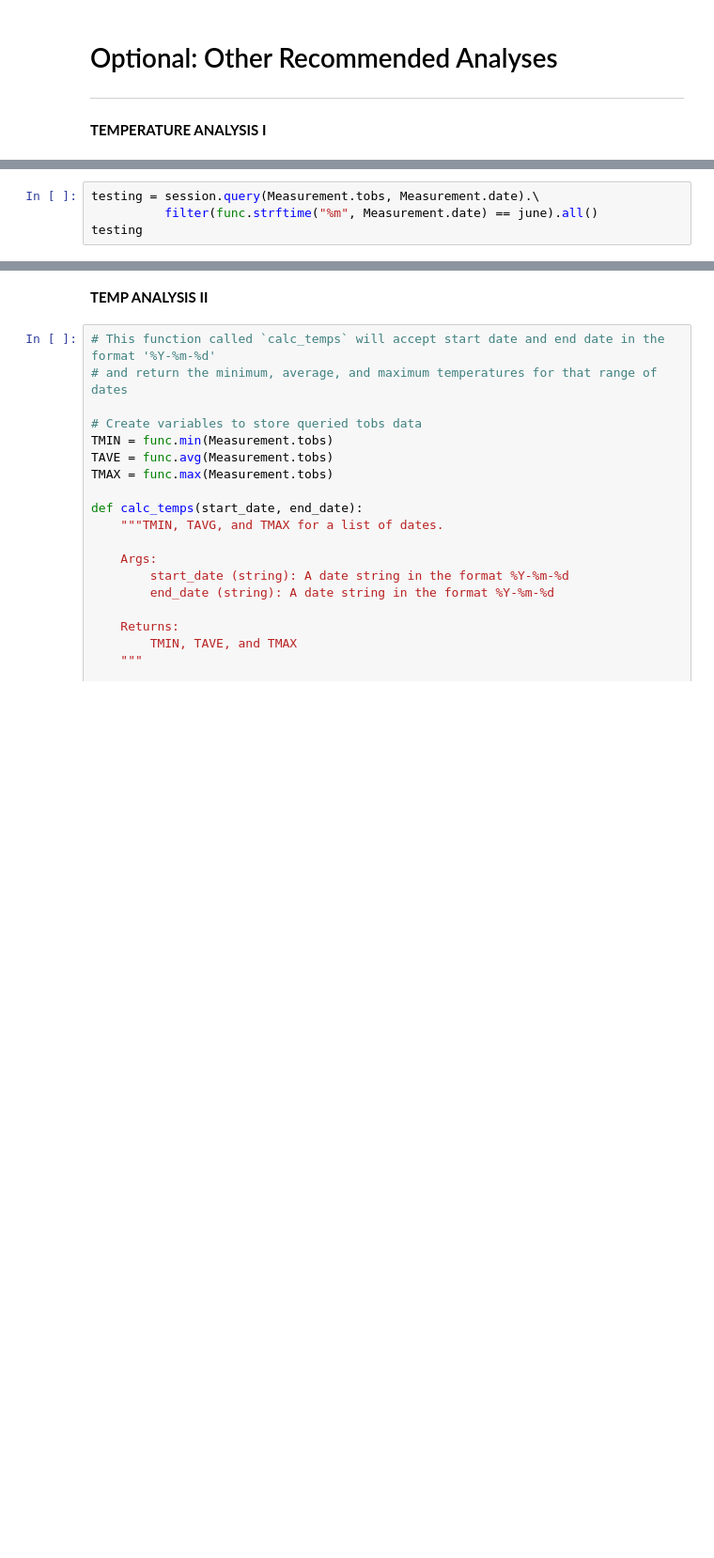
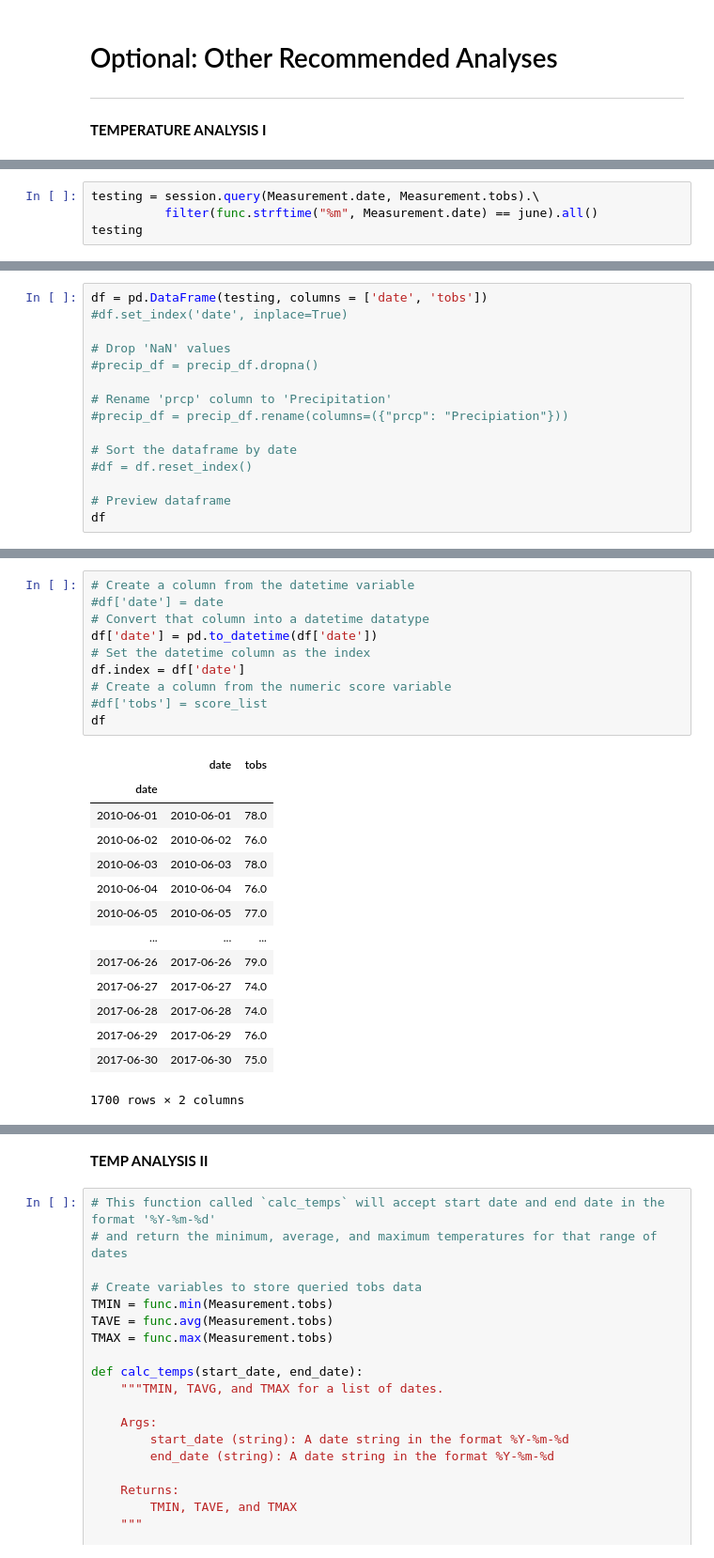
Before and after one commit to VallieTracy/sqlalchemy-challenge, a Jupyter notebook: main.ipynb, the cells around one changed output, grey strips where cells are left out. Shown at 94% size. Saved outputs shown, nothing was run; the diff lists cells and outputs as text; blank space fills up the shorter version.

```diff
--- a/main.ipynb
+++ b/main.ipynb
@@ -309,4 +301,4 @@ all_june
 # %%
-testing = session.query(Measurement.tobs, Measurement.date).\
+testing = session.query(Measurement.date, Measurement.tobs).\
           filter(func.strftime("%m", Measurement.date) == june).all()
 testing
@@ -312,0 +323,15 @@ testing
+# %%
+df = pd.DataFrame(testing, columns = ['date', 'tobs'])
+#df.set_index('date', inplace=True)
+
+# Drop 'NaN' values
+#precip_df = precip_df.dropna()
+
+# Rename 'prcp' column to 'Precipitation'
+#precip_df = precip_df.rename(columns=({"prcp": "Precipiation"}))
+
+# Sort the dataframe by date
+#df = df.reset_index()
+
+# Preview dataframe
+df
@@ -312,0 +371,25 @@ testing
+# %%
+# Create a column from the datetime variable
+#df['date'] = date
+# Convert that column into a datetime datatype
+df['date'] = pd.to_datetime(df['date'])
+# Set the datetime column as the index
+df.index = df['date']
+# Create a column from the numeric score variable
+#df['tobs'] = score_list
+df
+# %% [output]
+|  | date | tobs |
+| date |  |  |
+| 2010-06-01 | 2010-06-01 | 78.0 |
+| 2010-06-02 | 2010-06-02 | 76.0 |
+| 2010-06-03 | 2010-06-03 | 78.0 |
+| 2010-06-04 | 2010-06-04 | 76.0 |
+| 2010-06-05 | 2010-06-05 | 77.0 |
+| ... | ... | ... |
+| 2017-06-26 | 2017-06-26 | 79.0 |
+| 2017-06-27 | 2017-06-27 | 74.0 |
+| 2017-06-28 | 2017-06-28 | 74.0 |
+| 2017-06-29 | 2017-06-29 | 76.0 |
+| 2017-06-30 | 2017-06-30 | 75.0 |
+1700 rows × 2 columns
```
Also changed, not shown: parts of 43 cells of this notebook.
